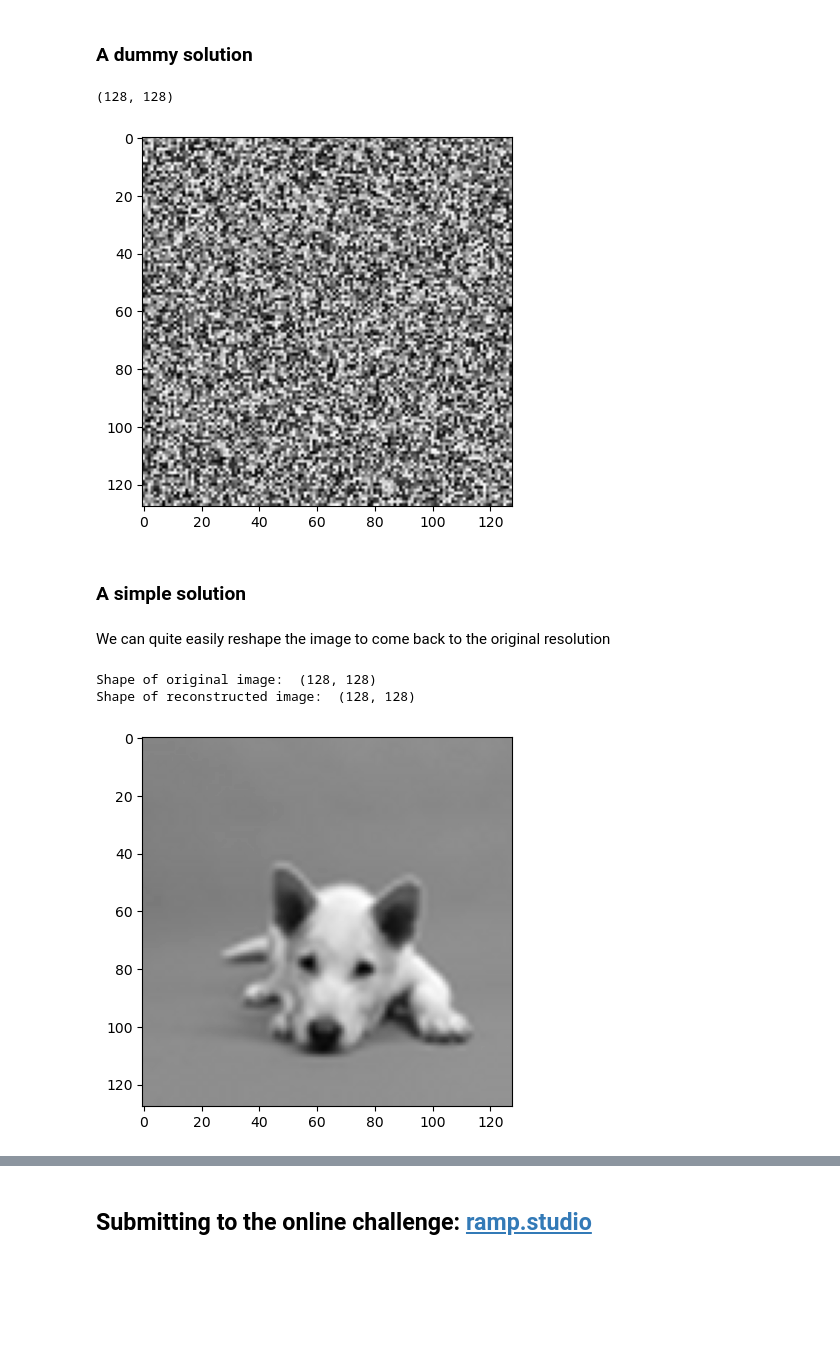
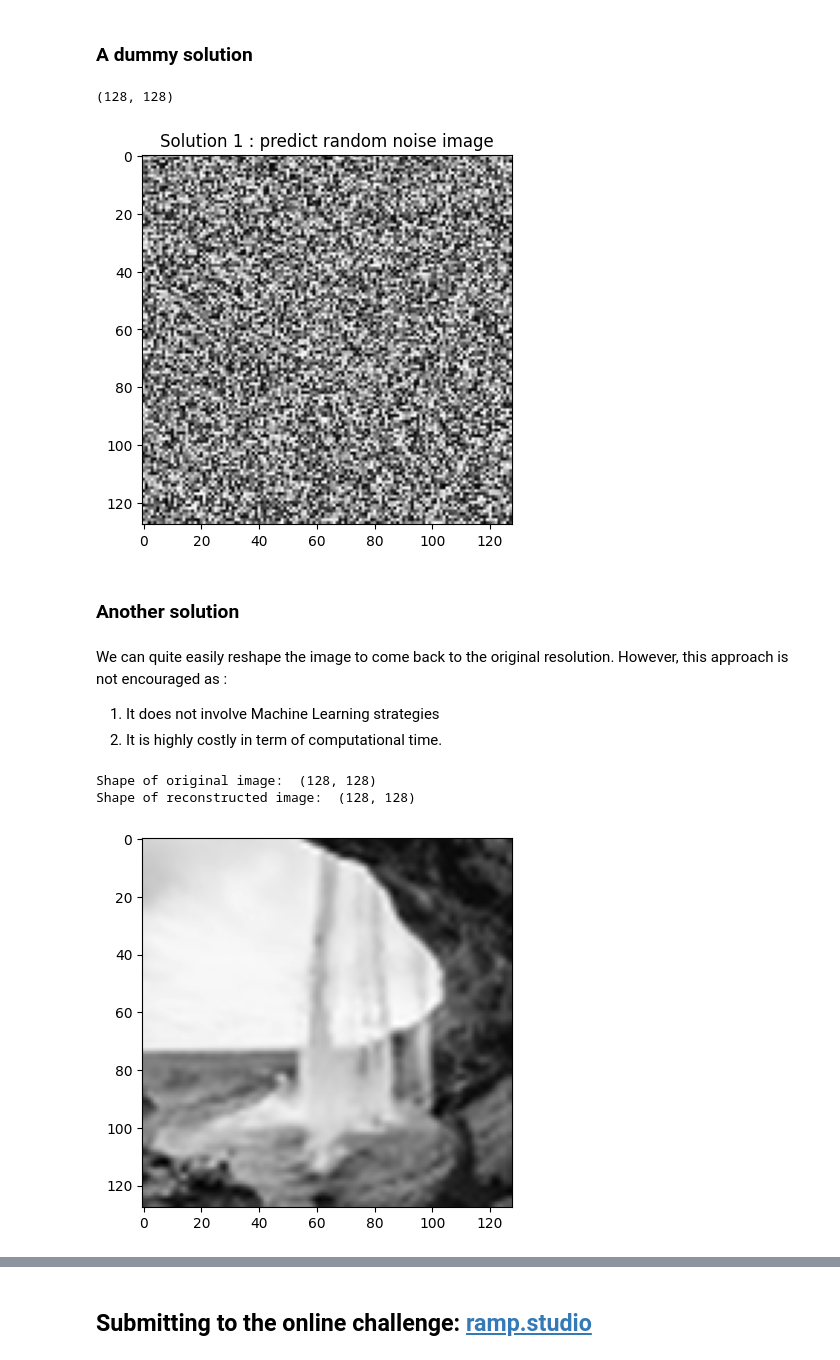
Before and after one commit to Nico9803/DATACAMP--RAMP, a Jupyter notebook: picture_reconstruction_starting_kit.ipynb, the cells around one changed output, grey strips where cells are left out. Cells and saved outputs as stored; diff of their text form; code cells hidden in the pictures; blank space fills up the shorter version.

```diff
--- a/picture_reconstruction_starting_kit.ipynb
+++ b/picture_reconstruction_starting_kit.ipynb
@@ -120,0 +153,7 @@ X_train.shape, Y_train.shape, X_test.shape, Y_test.shape
+# %%
+X_train = X_train.astype('float32') / 255.0
+X_test = X_test.astype('float32') / 255.0
+Y_train = Y_train.astype('float32') / 255.0
+Y_test = Y_test.astype('float32') / 255.0
+
+print(X_train.min(), X_train.max(), Y_train.min(), Y_train.max())
@@ -124,0 +166,7 @@ Now, we have the data loaded. We can visualize an original picture and its low-r
+# %%
+img_idx = 724
+
+img_lo = X_test[img_idx]
+imgplot = plt.imshow(img_lo, cmap='gray')
+plt.title('Low resolution image')
+plt.show()
@@ -125,5 +175,6 @@ Now, we have the data loaded. We can visualize an original picture and its low-r
 # %%
-img_idx = 2503
-img_hi=Y_train[img_idx]
+img_hi=Y_test[img_idx]
 imgplot = plt.imshow(img_hi, cmap='gray')
+plt.title('High resolution image')
+plt.show()
 # %% [output]
@@ -131,3 +181,0 @@ imgplot = plt.imshow(img_hi, cmap='gray')
-# %%
-img_lo=X_train[img_idx]
-imgplot = plt.imshow(X_train[img_idx], cmap='gray')
@@ -176,27 +222,30 @@ The fitting methods, fit and fit_partial are related to fitting your estimator t
 # %%
 import numpy as np
 
-img_random = np.random.randint(0, 255, size=img_hi.shape) / 255
+img_random = np.random.uniform(0, 1, size=img_hi.shape)
 print(img_random.shape)
-imgplot = plt.imshow(img_random, cmap='gray')
+plt.imshow(img_random, cmap='gray')
+plt.title('Solution 1 : predict random noise image')
+plt.show()
 # %% [output]
 (128, 128)
-[figure, old version]
+[figure, new version]
 # %% [markdown]
-### A simple solution  <a class="anchor" id="simple"></a>
+### Another solution  <a class="anchor" id="simple"></a>
 # %% [markdown]
-We can quite easily reshape the image to come back to the original resolution
+We can quite easily reshape the image to come back to the original resolution. However, this approach is not encouraged as :
+1. It does not involve Machine Learning strategies
+2. It is highly costly in term of computational time.
 # %%
 import scipy.ndimage
 
-
 size_factor = img_hi.shape[0] / img_lo.shape[0]
-img_reconstructed = scipy.ndimage.zoom(img_lo * 255, (size_factor, size_factor), order=3).astype(int) / 255
+img_resized = scipy.ndimage.zoom(img_lo , (size_factor, size_factor), order=3)
 print("Shape of original image: ", img_hi.shape)
-print("Shape of reconstructed image: ", img_reconstructed.shape)
-imgplot = plt.imshow(img_reconstructed, cmap='gray')
+print("Shape of reconstructed image: ", img_resized.shape)
+imgplot = plt.imshow(img_resized, cmap='gray')
 # %% [output]
 Shape of original image:  (128, 128)
 Shape of reconstructed image:  (128, 128)
-[figure, old version]
+[figure, new version]
 # %% [markdown]
```
Also changed, not shown: parts of 40 cells of this notebook, 9 other files.
